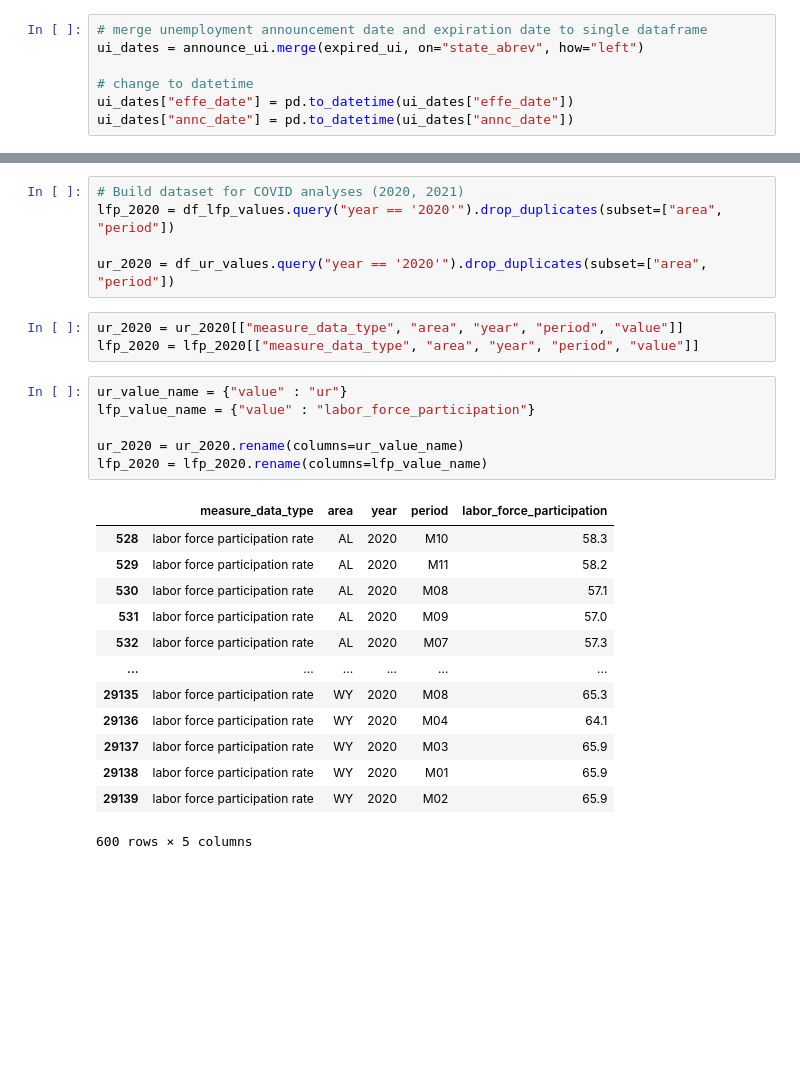
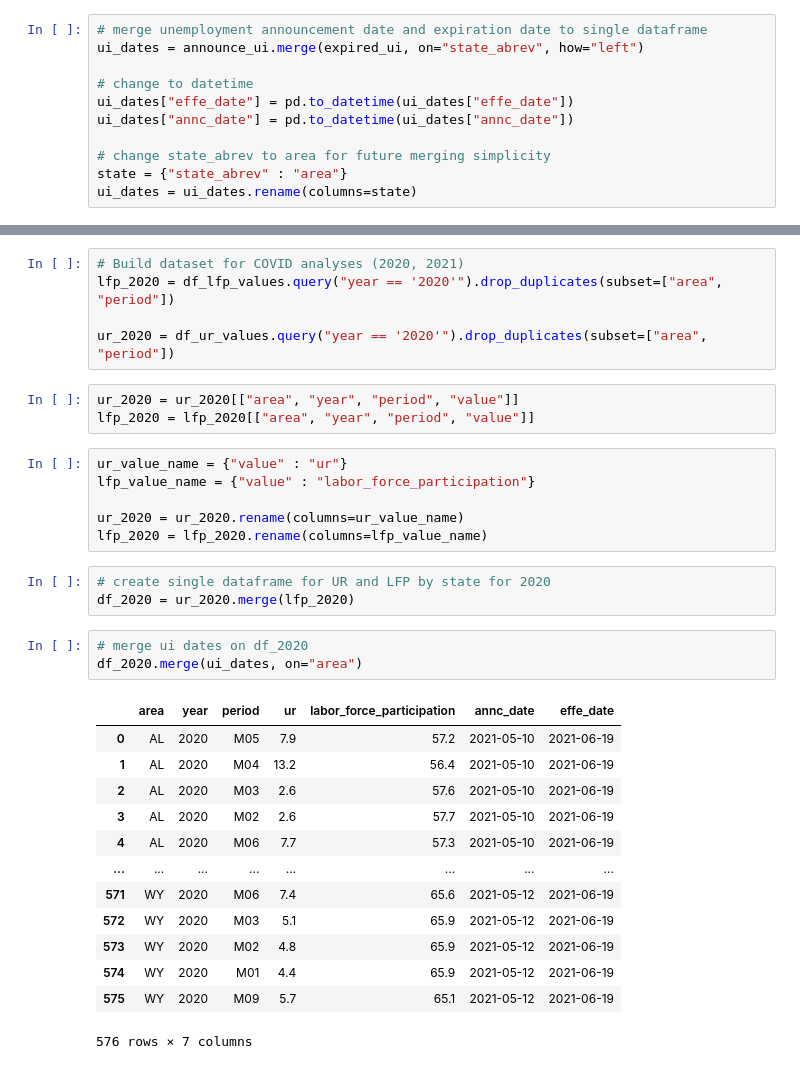
Before and after one commit to vgm236/ferrante_moreira_data_project, a Jupyter notebook: app/ferrante_moreira_project.ipynb, the cells around one changed output, grey strips where cells are left out. Cells and saved outputs as stored; diff of their text form; blank space fills up the shorter version.

```diff
--- a/app/ferrante_moreira_project.ipynb
+++ b/app/ferrante_moreira_project.ipynb
@@ -521,3 +521,7 @@ ui_dates = announce_ui.merge(expired_ui, on="state_abrev", how="left")
 # change to datetime
 ui_dates["effe_date"] = pd.to_datetime(ui_dates["effe_date"])
 ui_dates["annc_date"] = pd.to_datetime(ui_dates["annc_date"])
+
+# change state_abrev to area for future merging simplicity
+state = {"state_abrev" : "area"}
+ui_dates = ui_dates.rename(columns=state)
@@ -592,25 +589,31 @@ lfp_2020 = df_lfp_values.query("year == '2020'").drop_duplicates(subset=["area",
 
 ur_2020 = df_ur_values.query("year == '2020'").drop_duplicates(subset=["area", "period"])
 # %%
-ur_2020 = ur_2020[["measure_data_type", "area", "year", "period", "value"]]
-lfp_2020 = lfp_2020[["measure_data_type", "area", "year", "period", "value"]]
+ur_2020 = ur_2020[["area", "year", "period", "value"]]
+lfp_2020 = lfp_2020[["area", "year", "period", "value"]]
 # %%
 ur_value_name = {"value" : "ur"}
 lfp_value_name = {"value" : "labor_force_participation"}
 
 ur_2020 = ur_2020.rename(columns=ur_value_name)
 lfp_2020 = lfp_2020.rename(columns=lfp_value_name)
-# %% [output]
-|  | measure_data_type | area | year | period | labor_force_participation |
-| 528 | labor force participation rate | AL | 2020 | M10 | 58.3 |
-| 529 | labor force participation rate | AL | 2020 | M11 | 58.2 |
-| 530 | labor force participation rate | AL | 2020 | M08 | 57.1 |
-| 531 | labor force participation rate | AL | 2020 | M09 | 57.0 |
-| 532 | labor force participation rate | AL | 2020 | M07 | 57.3 |
-| ... | ... | ... | ... | ... | ... |
-| 29135 | labor force participation rate | WY | 2020 | M08 | 65.3 |
-| 29136 | labor force participation rate | WY | 2020 | M04 | 64.1 |
-| 29137 | labor force participation rate | WY | 2020 | M03 | 65.9 |
-| 29138 | labor force participation rate | WY | 2020 | M01 | 65.9 |
-| 29139 | labor force participation rate | WY | 2020 | M02 | 65.9 |
-600 rows × 5 columns
+# %%
+# create single dataframe for UR and LFP by state for 2020
+df_2020 = ur_2020.merge(lfp_2020)
+# %%
+# merge ui dates on df_2020
+df_2020.merge(ui_dates, on="area")
+# %% [output]
+|  | area | year | period | ur | labor_force_participation | annc_date | effe_date |
+| 0 | AL | 2020 | M05 | 7.9 | 57.2 | 2021-05-10 | 2021-06-19 |
+| 1 | AL | 2020 | M04 | 13.2 | 56.4 | 2021-05-10 | 2021-06-19 |
+| 2 | AL | 2020 | M03 | 2.6 | 57.6 | 2021-05-10 | 2021-06-19 |
+| 3 | AL | 2020 | M02 | 2.6 | 57.7 | 2021-05-10 | 2021-06-19 |
+| 4 | AL | 2020 | M06 | 7.7 | 57.3 | 2021-05-10 | 2021-06-19 |
+| ... | ... | ... | ... | ... | ... | ... | ... |
+| 571 | WY | 2020 | M06 | 7.4 | 65.6 | 2021-05-12 | 2021-06-19 |
+| 572 | WY | 2020 | M03 | 5.1 | 65.9 | 2021-05-12 | 2021-06-19 |
+| 573 | WY | 2020 | M02 | 4.8 | 65.9 | 2021-05-12 | 2021-06-19 |
+| 574 | WY | 2020 | M01 | 4.4 | 65.9 | 2021-05-12 | 2021-06-19 |
+| 575 | WY | 2020 | M09 | 5.7 | 65.1 | 2021-05-12 | 2021-06-19 |
+576 rows × 7 columns
```
Also changed, not shown: parts of 1 cell of this notebook.
